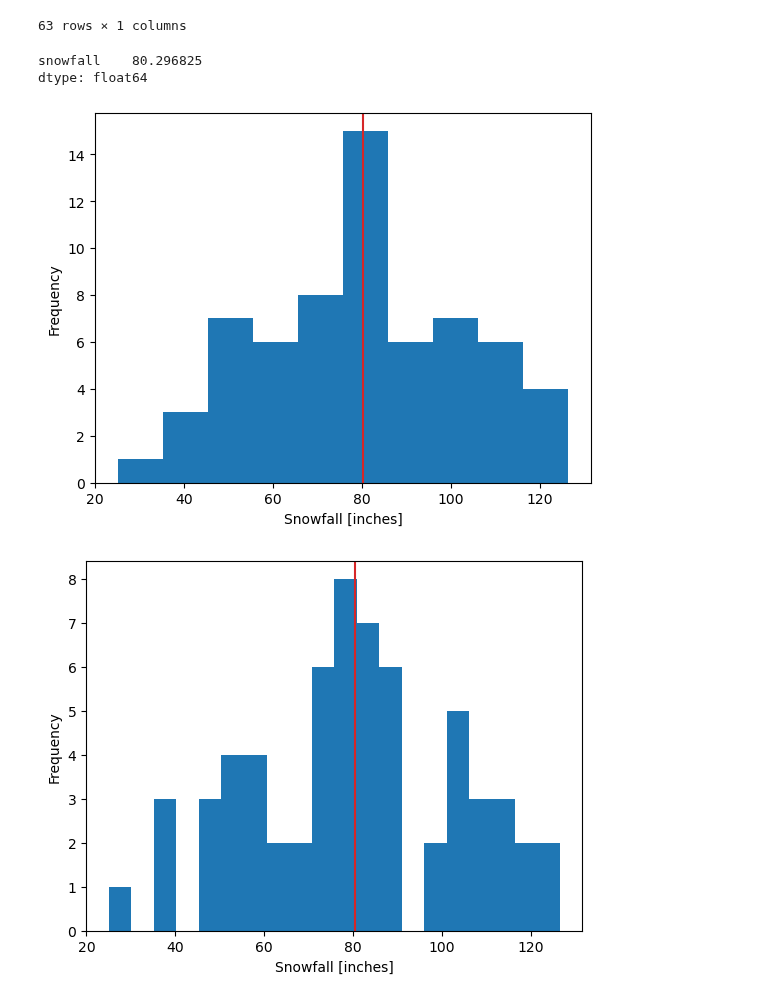
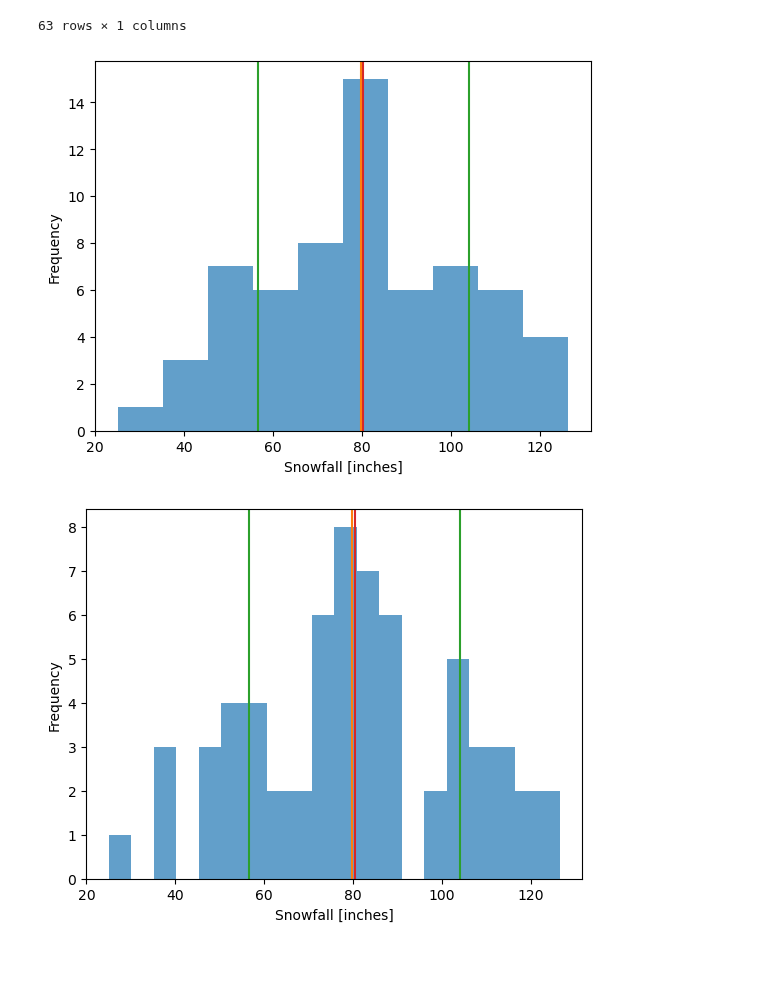
Before and after one commit to tproykov/MathsForDevelopers, a Jupyter notebook: 05.Statistics/SatisticsDemo.ipynb, the cells around one changed output. Cells and saved outputs as stored; diff of their text form; code cells hidden in the pictures; blank space fills up the shorter version.

```diff
--- a/05.Statistics/SatisticsDemo.ipynb
+++ b/05.Statistics/SatisticsDemo.ipynb
@@ -30,27 +30,28 @@ snowfall_data
 | 61 | 97.0 |
 | 62 | 110.0 |
 63 rows × 1 columns
-# %%
-snowfall_data.mean()
-# %% [output]
-snowfall    80.296825
-dtype: float64
 # %%
-plt.hist(snowfall_data)
+plt.hist(snowfall_data, bins = 10, alpha = 0.7)
 
 plt.axvline(snowfall_data.snowfall.mean(), color = "tab:red")
+plt.axvline(snowfall_data.snowfall.median(), color = "tab:orange")
+plt.axvline(snowfall_data.snowfall.mean() - snowfall_data.snowfall.std(), color = "tab:green")
+plt.axvline(snowfall_data.snowfall.mean() + snowfall_data.snowfall.std(), color = "tab:green")
 
 plt.xlabel("Snowfall [inches]")
 plt.ylabel("Frequency")
 plt.show()
 # %% [output]
-[figure, old version]
+[figure, new version]
 # %%
-plt.hist(snowfall_data, bins = 20)
+plt.hist(snowfall_data, bins = 20, alpha = 0.7)
 plt.axvline(snowfall_data.snowfall.mean(), color = "tab:red")
+plt.axvline(snowfall_data.snowfall.median(), color = "tab:orange")
+plt.axvline(snowfall_data.snowfall.mean() - snowfall_data.snowfall.std(), color = "tab:green")
+plt.axvline(snowfall_data.snowfall.mean() + snowfall_data.snowfall.std(), color = "tab:green")
 plt.xlabel("Snowfall [inches]")
 plt.ylabel("Frequency")
 plt.show()
 # %% [output]
-[figure, old version]
+[figure, new version]
 # %%
```
Also changed, not shown: parts of 4 cells of this notebook, 1 other file.
